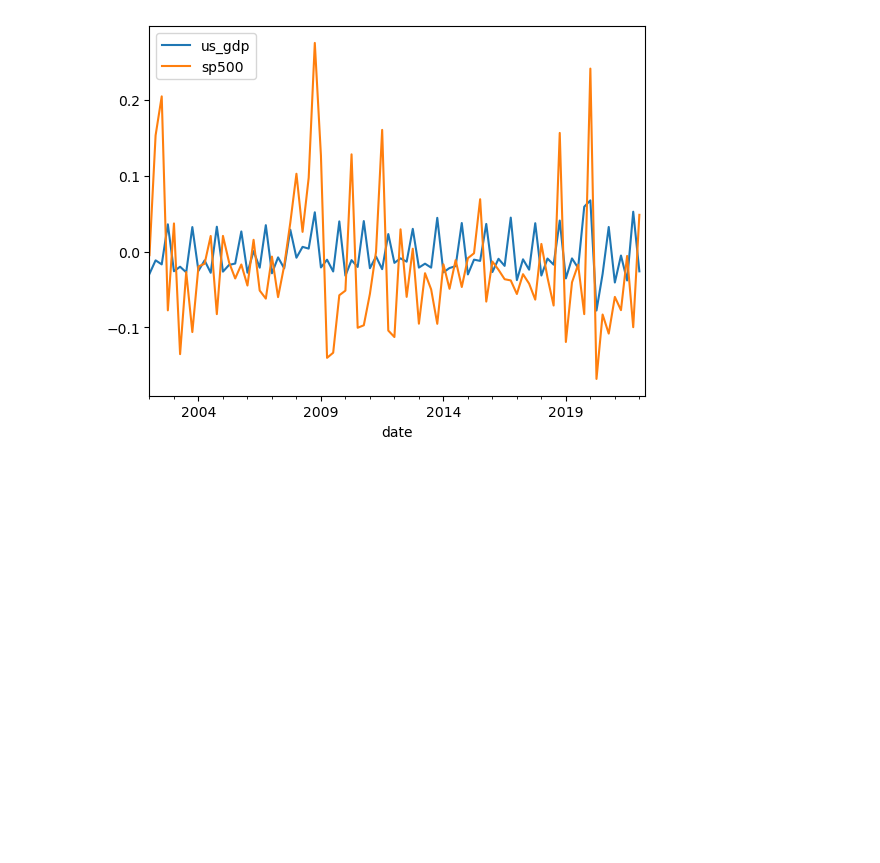
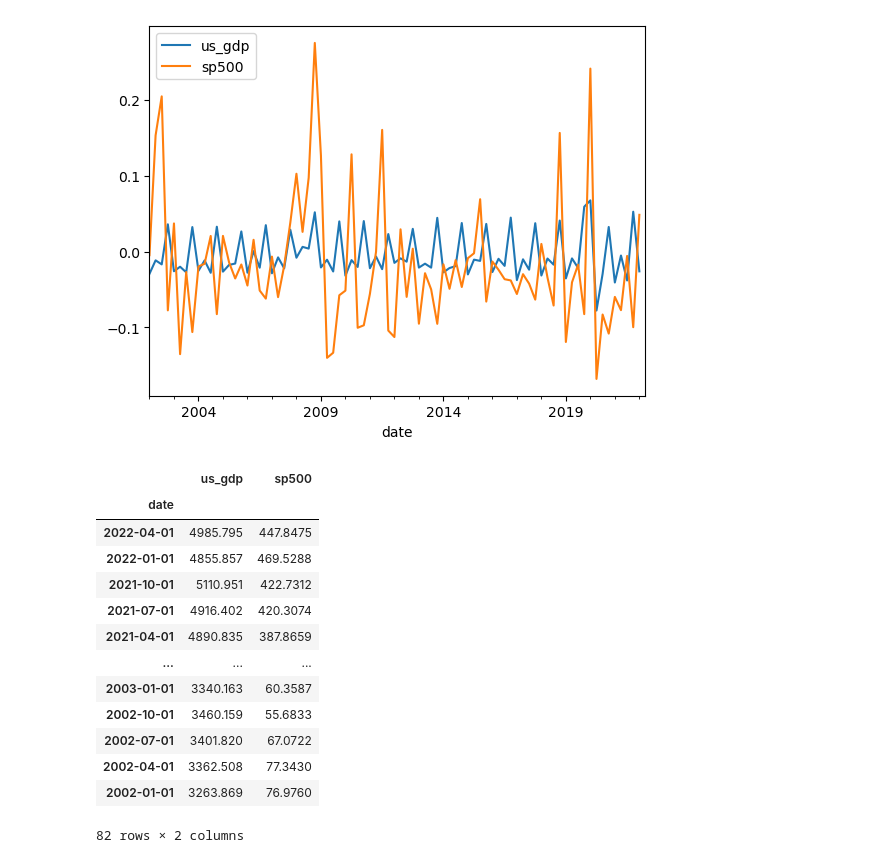
Before and after one commit to tillfurger/stock_vs_gdp, a Jupyter notebook: notebooks/data_analysis.ipynb, the cells around one changed output. Saved outputs shown, nothing was run; the diff lists cells and outputs as text; code cells hidden in the pictures; blank space fills up the shorter version.

```diff
--- a/notebooks/data_analysis.ipynb
+++ b/notebooks/data_analysis.ipynb
@@ -14,6 +14,24 @@ gdp_data.set_index('date', inplace=True)
 spy_data['date'] = spy_data['date'].apply(pd.to_datetime)
 spy_data.set_index('date', inplace=True)
 # %%
-gdp_data.join(spy_data).pct_change(1).plot();
+joined_data = gdp_data.join(spy_data)
+joined_data.pct_change(1).plot();
 # %% [output]
 [figure]
+# %%
+joined_data
+# %% [output]
+|  | us_gdp | sp500 |
+| date |  |  |
+| 2022-04-01 | 4985.795 | 447.8475 |
+| 2022-01-01 | 4855.857 | 469.5288 |
+| 2021-10-01 | 5110.951 | 422.7312 |
+| 2021-07-01 | 4916.402 | 420.3074 |
+| 2021-04-01 | 4890.835 | 387.8659 |
+| ... | ... | ... |
+| 2003-01-01 | 3340.163 | 60.3587 |
+| 2002-10-01 | 3460.159 | 55.6833 |
+| 2002-07-01 | 3401.820 | 67.0722 |
+| 2002-04-01 | 3362.508 | 77.3430 |
+| 2002-01-01 | 3263.869 | 76.9760 |
+82 rows × 2 columns
```
